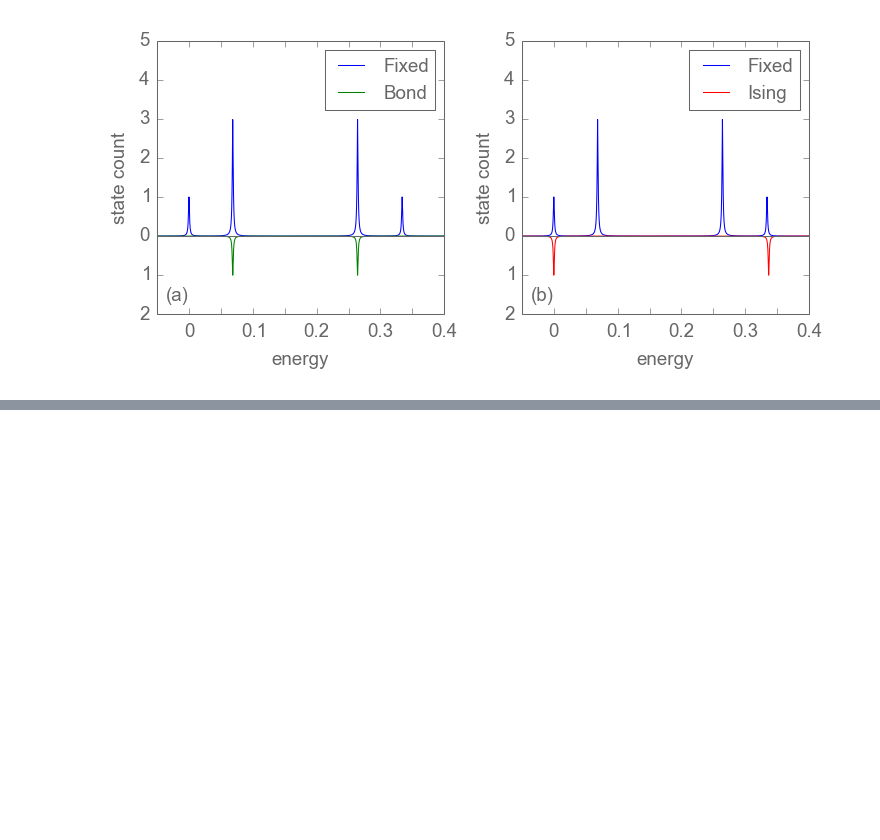
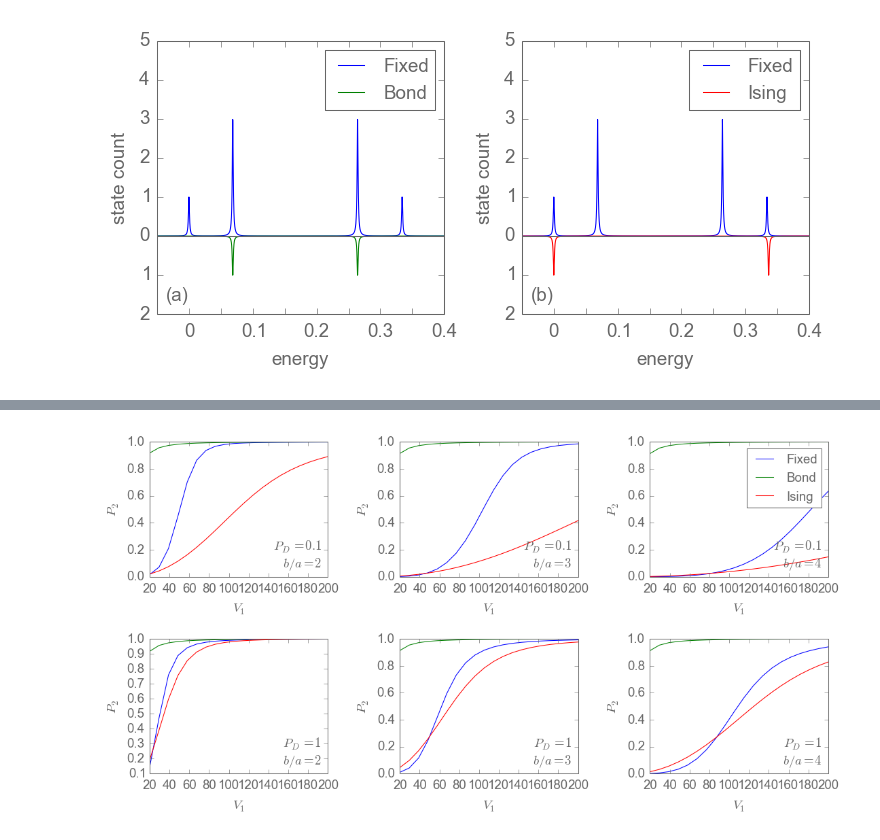
Before and after one commit to meznom/phd_thesis, a Jupyter notebook: notebooks/chapter02.ipynb, the cells around one changed output, grey strips where cells are left out. Saved outputs shown, nothing was run; the diff lists cells and outputs as text; code cells hidden in the pictures; blank space fills up the shorter version.

```diff
--- a/notebooks/chapter02.ipynb
+++ b/notebooks/chapter02.ipynb
@@ -254,0 +337,4 @@ fixed_bond_ising_spectrum_figure()
+# %%
+groundstate_polarization_over_V1()
+# %% [output]
+[figure, added]
```
Also changed, not shown: parts of 9 cells of this notebook, 5 other files.
